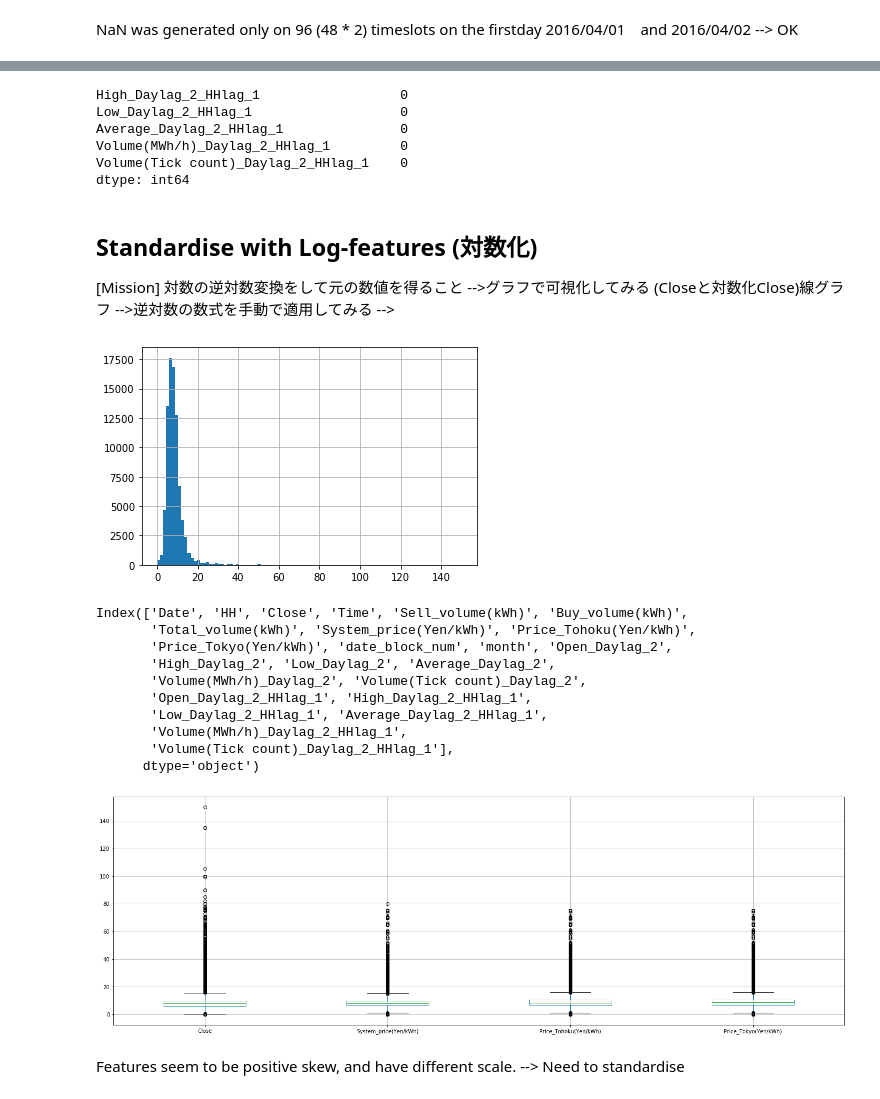
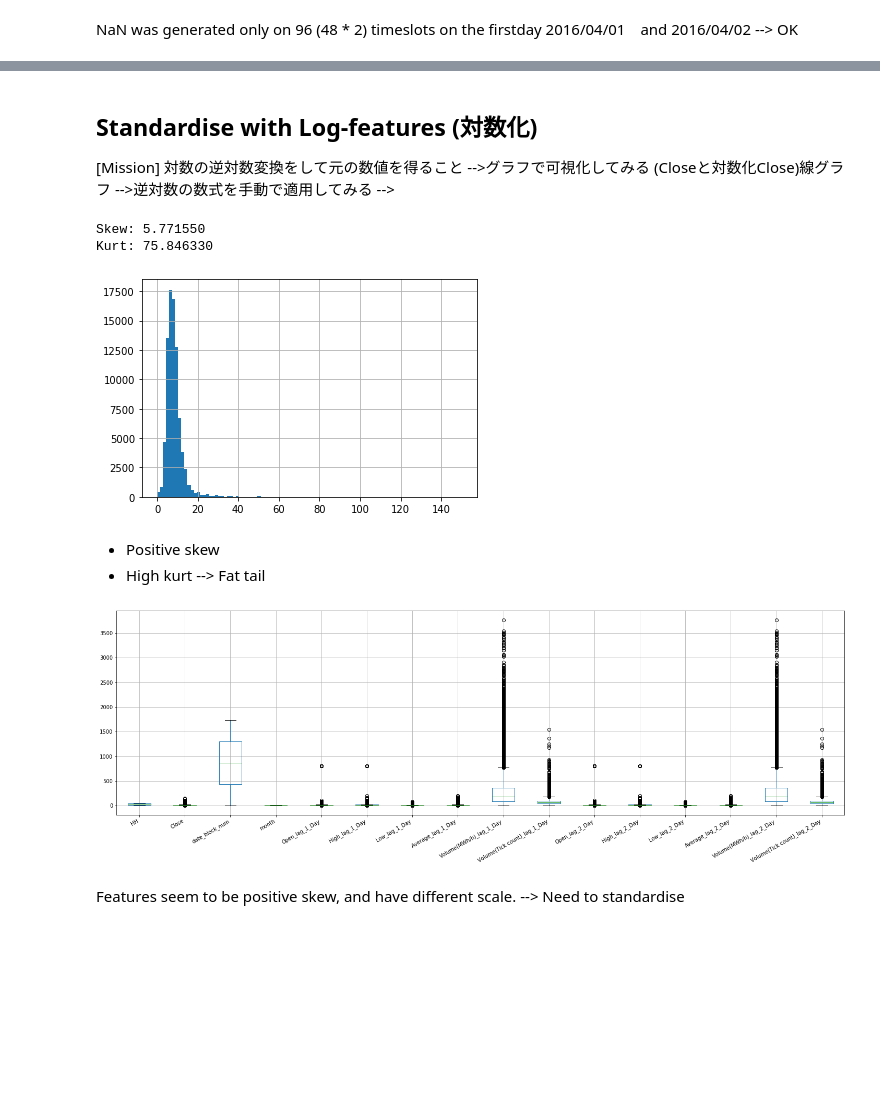
Before and after one commit to ken-datascience/master_thesis, a Jupyter notebook: Data Analysis for Master Thesis_(modeling_without_features).ipynb, the cells around one changed output, grey strips where cells are left out. Drawn from its saved outputs; the diff is of its cells as text; code cells hidden in the pictures; blank space fills up the shorter version.

```diff
--- a/Data Analysis for Master Thesis_(modeling_without_features).ipynb
+++ b/Data Analysis for Master Thesis_(modeling_without_features).ipynb
@@ -382,0 +276,16 @@ all_data_lagged = all_data_lagged.drop(lag_columns, axis=1)
+# %%
+# Drop columns that are not necessary to generate lag features
+lag_columns = all_data.columns.drop(['Date', 'Time', 'HH', 'Close', 'date_block_num', 'month'])
+
+# Generate lag features and drop original columns
+# all_data_lagged_HH = generate_lag(all_data, [49, 97], lag_columns, "HH")
+# all_data_lagged_Hour = generate_lag(all_data, [2], lag_columns, "Hours")
+all_data_lagged_Day = generate_lag(all_data, [1, 2], lag_columns, "Day")
+
+# join everything (Be careful of choosing the left dataset)
+# all_data_lagged = pd.merge(all_data, all_data_lagged_HH, how="left", left_index=True, right_index=True)
+# all_data = pd.merge(all_data, all_data_lagged_Hour, how="left", left_index=True, right_index=True)
+all_data_lagged = pd.merge(all_data, all_data_lagged_Day, how="left", left_index=True, right_index=True)
+
+# Drop lag_columns which can be data leakage
+all_data_lagged = all_data_lagged.drop(lag_columns, axis=1)
@@ -463,3 +330,0 @@ Index(['Open_Daylag_2', 'High_Daylag_2', 'Low_Daylag_2', 'Average_Daylag_2',
-# %%
-# Generate lag for 48h(1day) and 49h(1day + 1 slot) before
-all_data_lagged = generate_lag_HH(all_data_lagged, [1], lag_columns)
@@ -475,13 +331,3 @@ dtype: int64
-# %%
-all_data_lagged.fillna(0, inplace=True)
-print(all_data_lagged.isnull().sum().tail())
-# %% [output]
-High_Daylag_2_HHlag_1                  0
-Low_Daylag_2_HHlag_1                   0
-Average_Daylag_2_HHlag_1               0
-Volume(MWh/h)_Daylag_2_HHlag_1         0
-Volume(Tick count)_Daylag_2_HHlag_1    0
-dtype: int64
 # %% [markdown]
 ## Standardise with Log-features (対数化)
 
@@ -492,18 +338,9 @@ dtype: int64
 -->
 # %%
 all_data_lagged["Close"].hist(bins=100);
+print("Skew: %f" % all_data_lagged["Close"].skew())
+print("Kurt: %f" % all_data_lagged["Close"].kurt())
 # %% [output]
+Skew: 5.771550
+Kurt: 75.846330
 [figure]
-# %%
-all_data_lagged.columns
-# %% [output]
-Index(['Date', 'HH', 'Close', 'Time', 'Sell_volume(kWh)', 'Buy_volume(kWh)',
-       'Total_volume(kWh)', 'System_price(Yen/kWh)', 'Price_Tohoku(Yen/kWh)',
-       'Price_Tokyo(Yen/kWh)', 'date_block_num', 'month', 'Open_Daylag_2',
-       'High_Daylag_2', 'Low_Daylag_2', 'Average_Daylag_2',
-       'Volume(MWh/h)_Daylag_2', 'Volume(Tick count)_Daylag_2',
-       'Open_Daylag_2_HHlag_1', 'High_Daylag_2_HHlag_1',
-       'Low_Daylag_2_HHlag_1', 'Average_Daylag_2_HHlag_1',
-       'Volume(MWh/h)_Daylag_2_HHlag_1',
-       'Volume(Tick count)_Daylag_2_HHlag_1'],
-      dtype='object')
@@ -512,8 +347,15 @@ cols = ['Close', 'Time', 'System_price(Yen/kWh)', 'Price_Tohoku(Yen/kWh)', 'Pric
+# %% [markdown]
+- Positive skew
+- High kurt --> Fat tail
+# %%
+cols = all_data_lagged.columns
 # %%
 plt.figure(figsize = (25,8))
 all_data_lagged[cols].boxplot()
+plt.gcf().autofmt_xdate()
+
 plt.show()
 # %% [output]
-[figure, old version]
+[figure, new version]
 # %% [markdown]
 Features seem to be positive skew, and have different scale. --> Need to standardise
```
Also changed, not shown: parts of 179 cells of this notebook, 3 other files.
